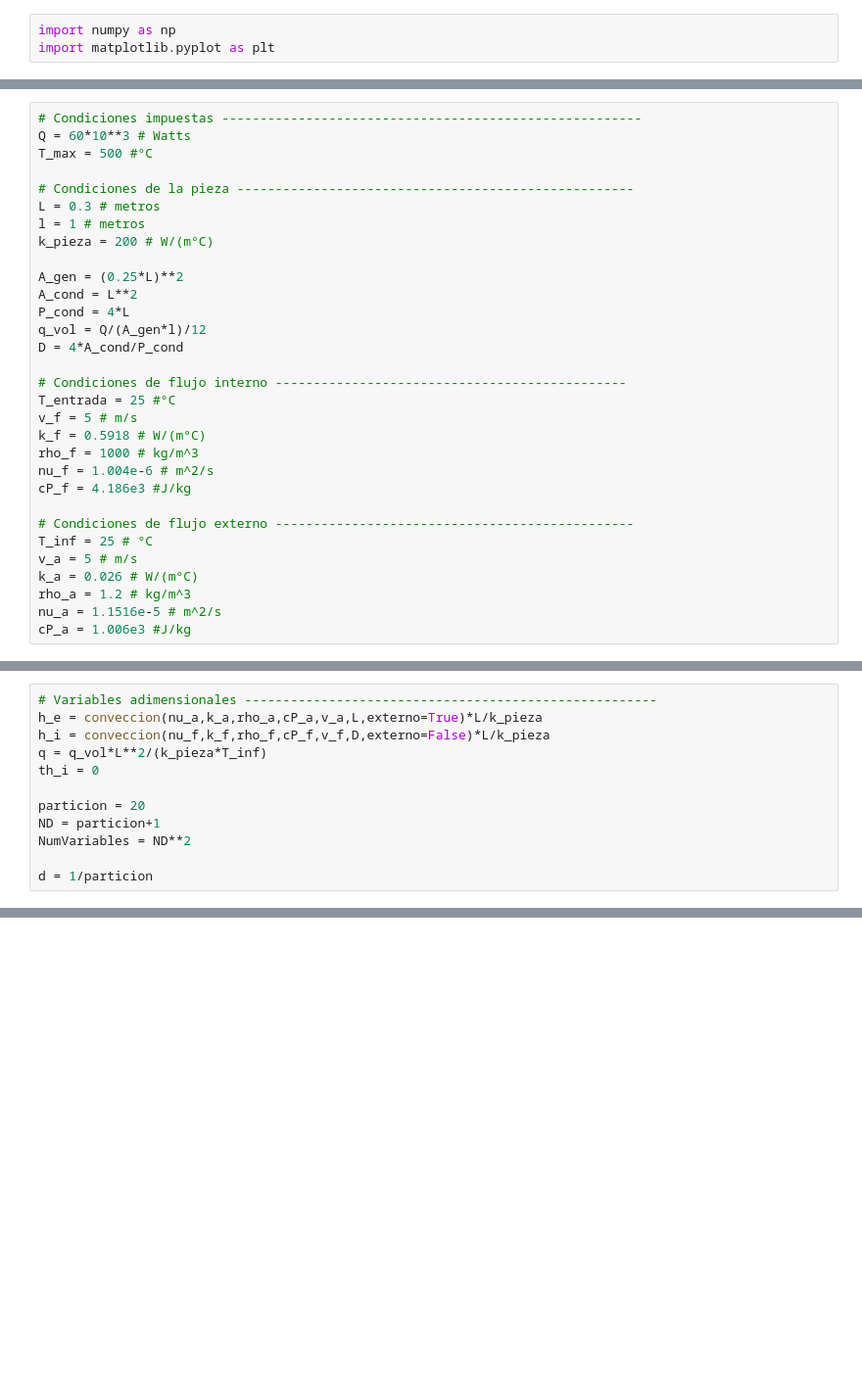
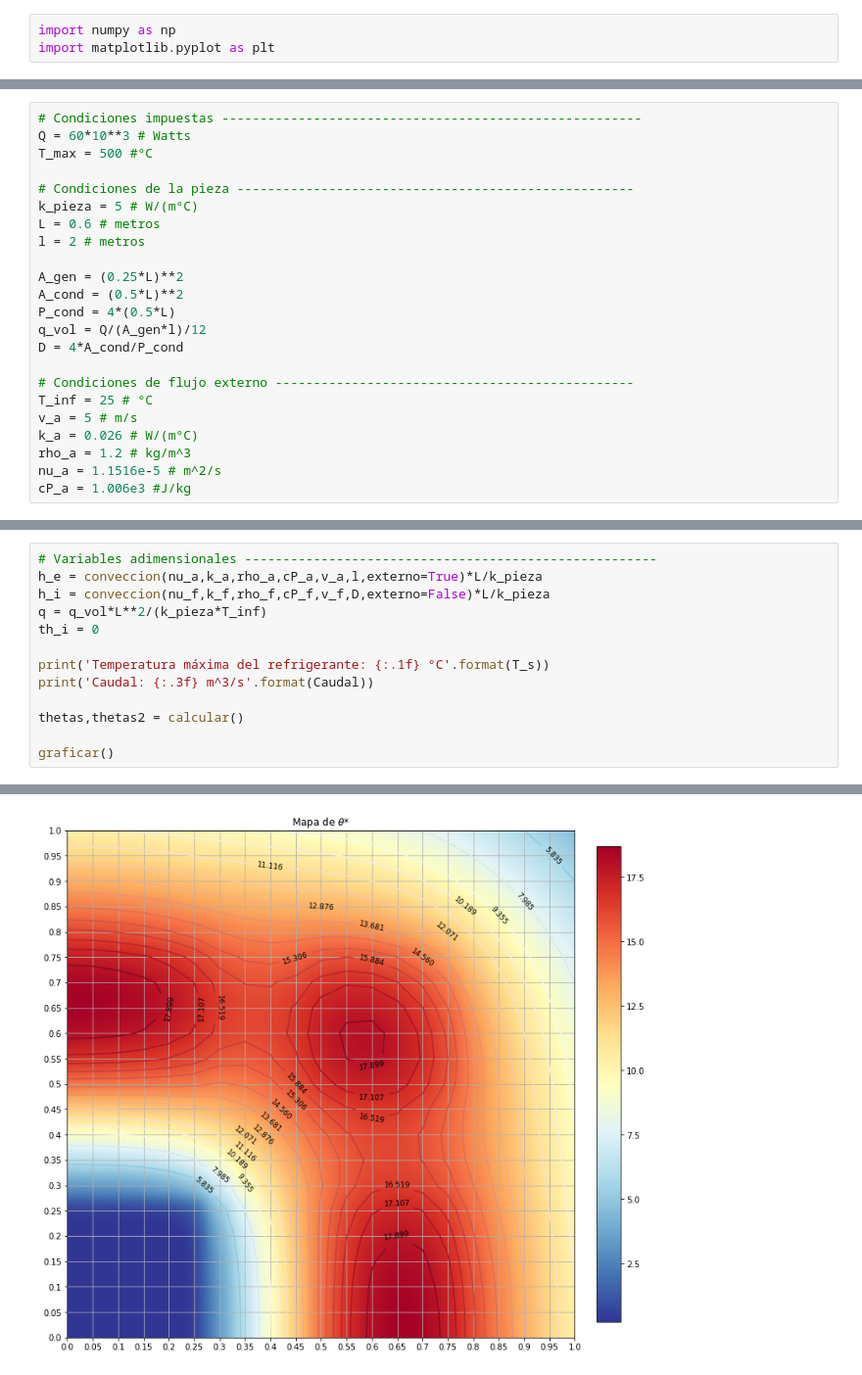
Before and after one commit to TmsRC/refrigerated-duct, a Jupyter notebook: Proyecto3_Transcalor.ipynb, the cells around one changed output, grey strips where cells are left out. Shown at 98% size. Saved outputs shown, nothing was run; the diff lists cells and outputs as text; blank space fills up the shorter version.

```diff
--- a/Proyecto3_Transcalor.ipynb
+++ b/Proyecto3_Transcalor.ipynb
@@ -34,23 +204,15 @@ Q = 60*10**3 # Watts
 T_max = 500 #°C
 
 # Condiciones de la pieza ----------------------------------------------------
-L = 0.3 # metros
-l = 1 # metros
-k_pieza = 200 # W/(m°C)
+k_pieza = 5 # W/(m°C)
+L = 0.6 # metros
+l = 2 # metros
 
 A_gen = (0.25*L)**2
-A_cond = L**2
-P_cond = 4*L
+A_cond = (0.5*L)**2
+P_cond = 4*(0.5*L)
 q_vol = Q/(A_gen*l)/12
 D = 4*A_cond/P_cond
-
-# Condiciones de flujo interno ----------------------------------------------
-T_entrada = 25 #°C
-v_f = 5 # m/s
-k_f = 0.5918 # W/(m°C)
-rho_f = 1000 # kg/m^3
-nu_f = 1.004e-6 # m^2/s
-cP_f = 4.186e3 #J/kg
 
 # Condiciones de flujo externo -----------------------------------------------
 T_inf = 25 # °C
@@ -62,12 +269,14 @@ cP_a = 1.006e3 #J/kg
 # %%
 # Variables adimensionales ------------------------------------------------------
-h_e = conveccion(nu_a,k_a,rho_a,cP_a,v_a,L,externo=True)*L/k_pieza
+h_e = conveccion(nu_a,k_a,rho_a,cP_a,v_a,l,externo=True)*L/k_pieza
 h_i = conveccion(nu_f,k_f,rho_f,cP_f,v_f,D,externo=False)*L/k_pieza
 q = q_vol*L**2/(k_pieza*T_inf)
 th_i = 0
 
-particion = 20
-ND = particion+1
-NumVariables = ND**2
+print('Temperatura máxima del refrigerante: {:.1f} °C'.format(T_s))
+print('Caudal: {:.3f} m^3/s'.format(Caudal))
 
-d = 1/particion
+thetas,thetas2 = calcular()
+
+graficar()
+# %% [output]
@@ -73,0 +285 @@ d = 1/particion
+[figure, added]
```
Also changed, not shown: parts of 9 cells of this notebook.
